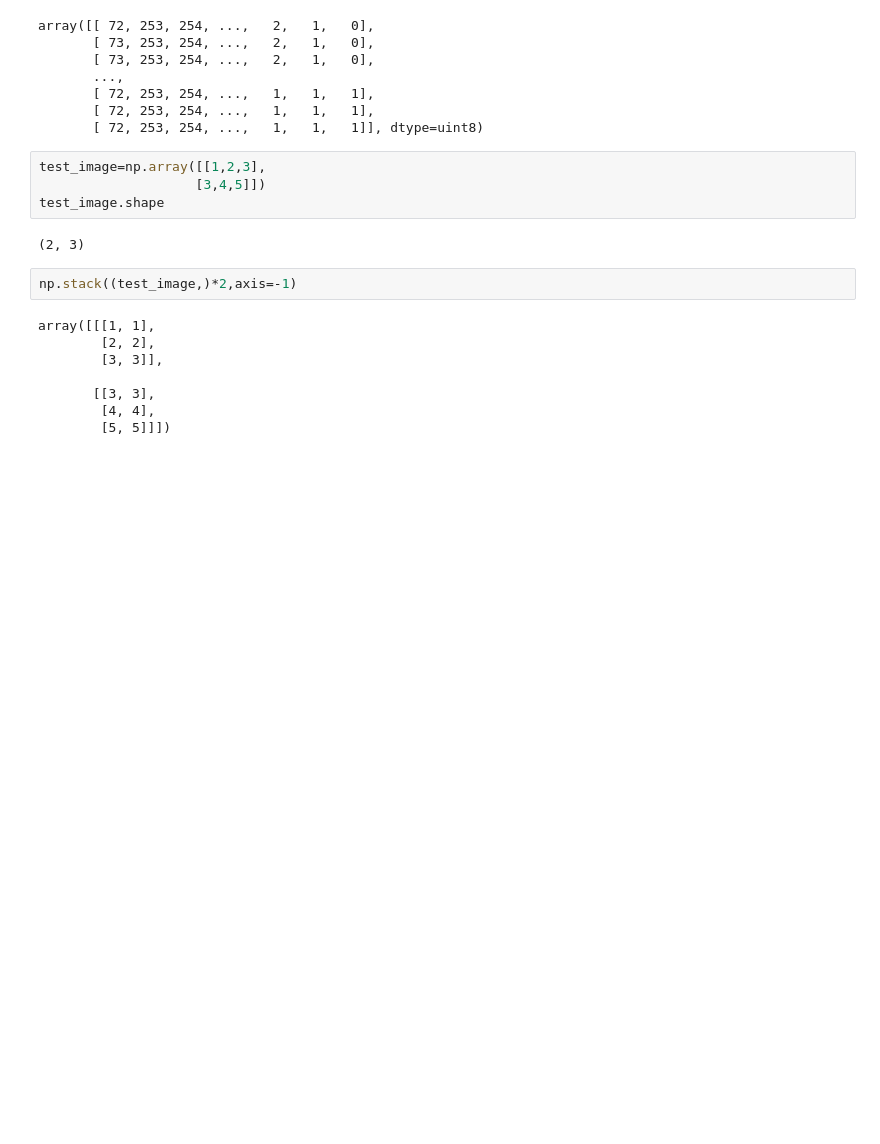
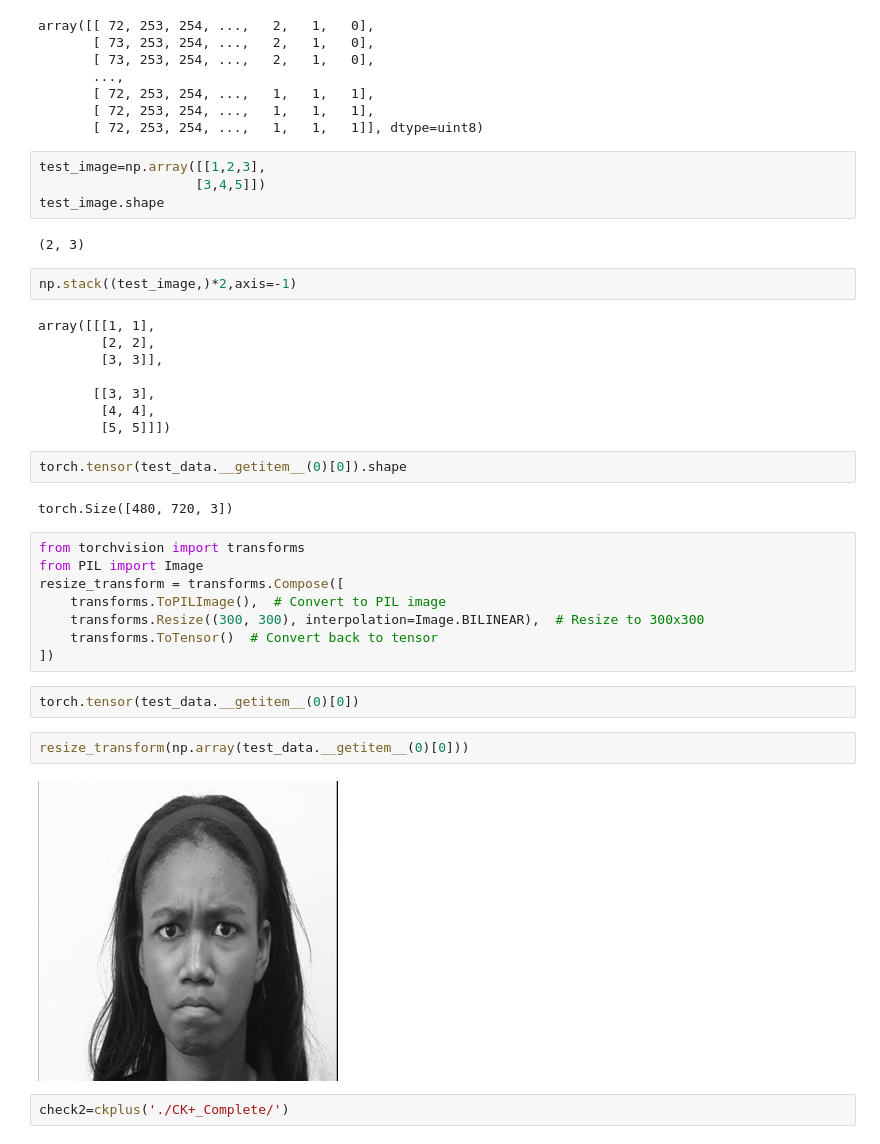
Before and after one commit to ysurs/FER-from-static-images, a Jupyter notebook: check.ipynb, the cells around one changed output. Drawn from its saved outputs; the diff is of its cells as text; blank space fills up the shorter version.

Commit message:
checking (for me)

```diff
--- a/check.ipynb
+++ b/check.ipynb
@@ -83,3 +92,23 @@ array([[[1, 1],
        [[3, 3],
         [4, 4],
         [5, 5]]])
+# %%
+torch.tensor(test_data.__getitem__(0)[0]).shape
+# %% [output]
+torch.Size([480, 720, 3])
+# %%
+from torchvision import transforms
+from PIL import Image
+resize_transform = transforms.Compose([
+    transforms.ToPILImage(),  # Convert to PIL image
+    transforms.Resize((300, 300), interpolation=Image.BILINEAR),  # Resize to 300x300
+    transforms.ToTensor()  # Convert back to tensor
+])
+# %%
+torch.tensor(test_data.__getitem__(0)[0])
+# %%
+resize_transform(np.array(test_data.__getitem__(0)[0]))
+# %% [output]
+[figure, added]
+# %%
+check2=ckplus('./CK+_Complete/')
```
Also changed, not shown: parts of 42 cells of this notebook.
